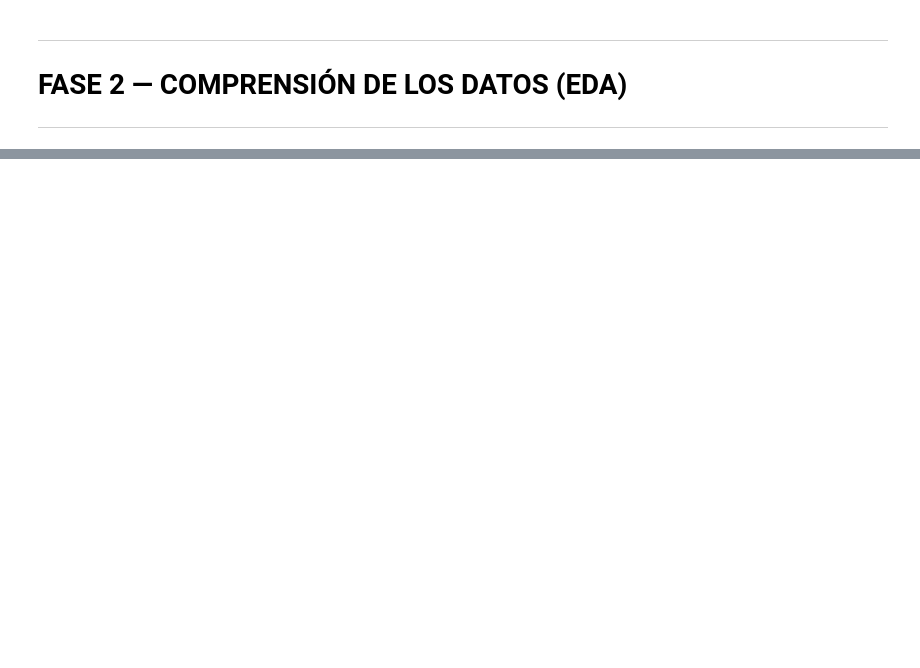
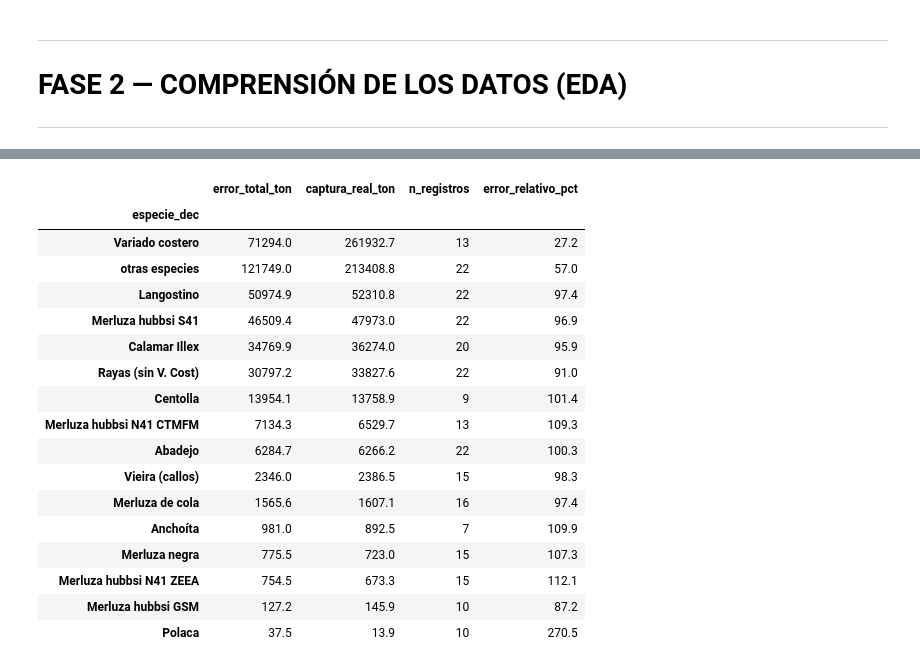
Before and after one commit to brandonOrellana/Trabajo_Integrador_Grupo_6, a Jupyter notebook: Trabajo_Integrador_Grupo_6.ipynb, the cells around one changed output, grey strips where cells are left out. Drawn from its saved outputs; the diff is of its cells as text; code cells hidden in the pictures; blank space fills up the shorter version.

```diff
--- a/Trabajo_Integrador_Grupo_6.ipynb
+++ b/Trabajo_Integrador_Grupo_6.ipynb
@@ -2162,0 +1395,58 @@ print(f"""
+# %%
+# =============================================================
+# CELDA 14 — CUANTIFICACIÓN DE IMPACTO EN ESCALA REAL
+# =============================================================
+# ▶ CORRECCIÓN: Impacto en kg/toneladas, no solo log
+
+print("=" * 66)
+print("IMPACTO DE NEGOCIO — Cuantificación en escala real")
+print("=" * 66)
+
+test_impacto = test_agg.copy()
+test_impacto['pred_kg']  = np.expm1(y_pred_rf_agg)
+test_impacto['real_kg']  = np.expm1(y_test_agg.values)
+test_impacto['error_kg'] = np.abs(test_impacto['real_kg'] - test_impacto['pred_kg'])
+
+# Decodificar especie_agrupada
+esp_dec = oe_agg.inverse_transform(test_agg[cat_agg])
+test_impacto['especie_dec'] = esp_dec[:,0]
+
+# Error por especie
+error_especie = (test_impacto.groupby('especie_dec')
+                 .agg(error_total_ton=('error_kg', lambda x: x.sum()/1e3),
+                      captura_real_ton=('real_kg', lambda x: x.sum()/1e3),
+                      n_registros=('real_kg', 'count'))
+                 .assign(error_relativo_pct=lambda x: x['error_total_ton']/x['captura_real_ton']*100)
+                 .sort_values('captura_real_ton', ascending=False))
+
+print("\nError de predicción por especie agrupada (toneladas):")
+display(error_especie.round(1))
+
+total_real = test_impacto['real_kg'].sum() / 1e6
+total_error = test_impacto['error_kg'].sum() / 1e6
+print(f"\nCaptura real total 2019 (test): {total_real:.1f} M kg")
+print(f"Error total absoluto: {total_error:.1f} M kg ({total_error/total_real*100:.1f}%)")
+
+# Interpretación del error en log
+print(f"""
+{'='*66}
+INTERPRETACIÓN DEL ERROR
+{'='*66}
+En escala logarítmica:
+  Error log = 0.5 → factor ~1.6x (predice 1000, real 600-1600)
+  Error log = 1.0 → factor ~2.7x (predice 1000, real 370-2700)
+  Error log = 2.0 → factor ~7.4x (predice 1000, real 135-7400)
+
+  {(np.abs(residuos)<=0.5).mean()*100:.0f}% de predicciones con error < 0.5 log (factor < 1.6x)
+  {(np.abs(residuos)<=1.0).mean()*100:.0f}% de predicciones con error < 1.0 log (factor < 2.7x)
+  {(np.abs(residuos)<=2.0).mean()*100:.0f}% de predicciones con error < 2.0 log (factor < 7.4x)
+
+Aplicación práctica:
+  Para las especies con error relativo < 50%, el modelo es útil
+  para dimensionar logística (cámaras de frío, transporte, hielo)
+  con un margen de seguridad razonable.
+
+  Para especies con error relativo > 100%, se recomienda usar
+  el promedio histórico + margen de seguridad.
+""")
+# %% [output]
@@ -2162,0 +1458,18 @@ print(f"""
+|  | error_total_ton | captura_real_ton | n_registros | error_relativo_pct |
+| especie_dec |  |  |  |  |
+| Variado costero | 71294.0 | 261932.7 | 13 | 27.2 |
+| otras especies | 121749.0 | 213408.8 | 22 | 57.0 |
+| Langostino | 50974.9 | 52310.8 | 22 | 97.4 |
+| Merluza hubbsi S41 | 46509.4 | 47973.0 | 22 | 96.9 |
+| Calamar Illex | 34769.9 | 36274.0 | 20 | 95.9 |
+| Rayas (sin V. Cost) | 30797.2 | 33827.6 | 22 | 91.0 |
+| Centolla | 13954.1 | 13758.9 | 9 | 101.4 |
+| Merluza hubbsi N41 CTMFM | 7134.3 | 6529.7 | 13 | 109.3 |
+| Abadejo | 6284.7 | 6266.2 | 22 | 100.3 |
+| Vieira (callos) | 2346.0 | 2386.5 | 15 | 98.3 |
+| Merluza de cola | 1565.6 | 1607.1 | 16 | 97.4 |
+| Anchoíta | 981.0 | 892.5 | 7 | 109.9 |
+| Merluza negra | 775.5 | 723.0 | 15 | 107.3 |
+| Merluza hubbsi N41 ZEEA | 754.5 | 673.3 | 15 | 112.1 |
+| Merluza hubbsi GSM | 127.2 | 145.9 | 10 | 87.2 |
+| Polaca | 37.5 | 13.9 | 10 | 270.5 |
```
Also changed, not shown: parts of 47 cells of this notebook, 1 other file.
